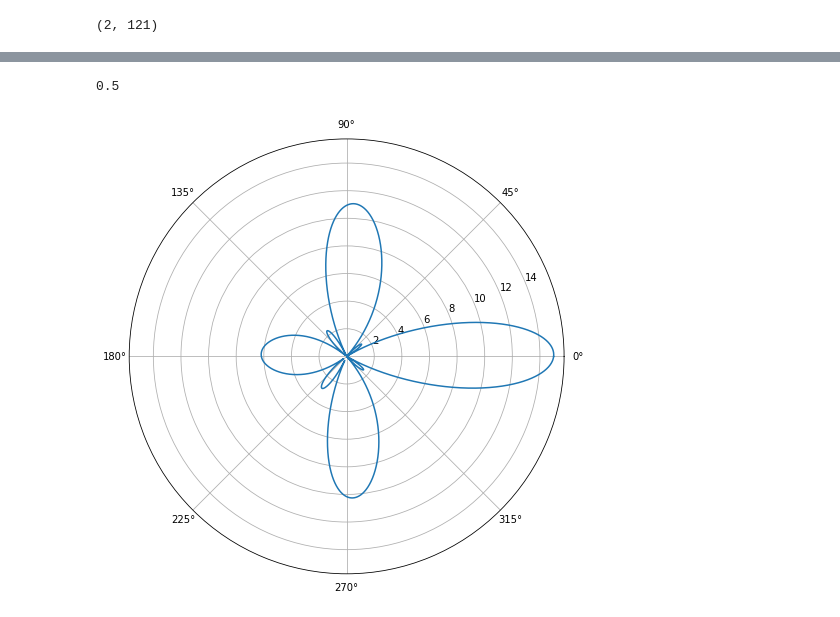
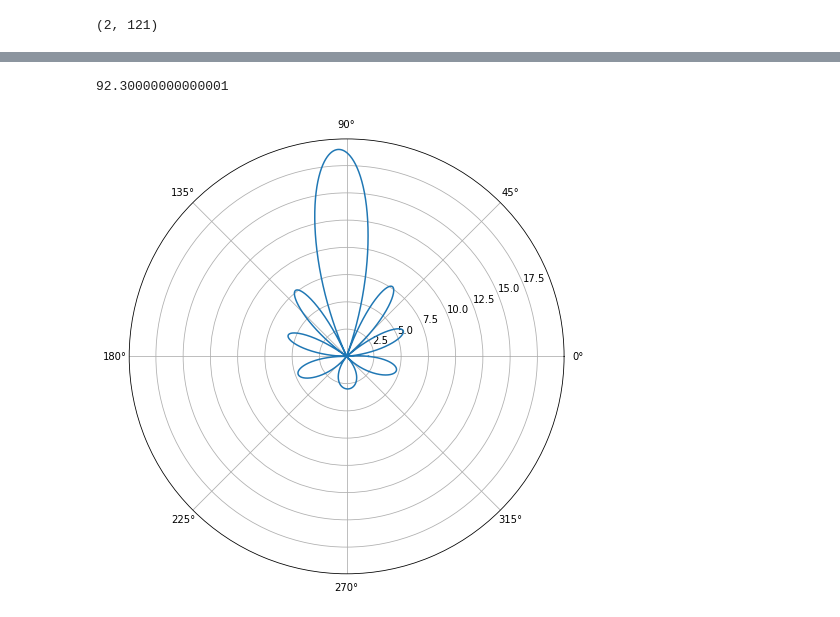
Before and after one commit to HaoxinSEU/SSP_beamforming, a Jupyter notebook: assignment1.ipynb, the cells around one changed output, grey strips where cells are left out. Drawn from its saved outputs; the diff is of its cells as text; code cells hidden in the pictures.

```diff
--- a/assignment1.ipynb
+++ b/assignment1.ipynb
@@ -52,11 +49,11 @@ plt.plot(np.arange(N)/N*2*np.pi,b_gain)
 plt.show()
 # %% [output]
 [figure]
-# %%
-data=io.loadmat('data.mat')
 # %%
+data=io.loadmat('data/data_1.mat')
 directions=data['directions']
 xyz=data['xyz']
 src=data['src_model']
-directions
+plt.plot(xyz[:,0],xyz[:,1],'ko')
+plt.show()
 # %% [output]
@@ -134,11 +91,19 @@ for i in range(directions.shape[0]):
 # %%
+N=10000
+thetas=np.linspace(0,2*np.pi,N)
+r=np.array([np.cos(thetas),np.sin(thetas)])
+i,j=0,0
+angle=directions[i,j]/360*2*np.pi
+r0=[np.cos(angle), np.sin(angle)]
+w=np.exp(-1j*2*np.pi*np.dot(xyz,r0)/lambda_)
+b_gain=abs(w@np.exp(1j*2*np.pi*np.dot(xyz,r)/(lambda_)))
 directions[0,0]
 # %% [output]
-0.5
+92.30000000000001
 # %%
 plt.figure(figsize=(10,8))
 plt.polar()
-plt.plot(np.arange(N)/N*2*np.pi,gains[0])
+plt.plot(np.arange(N)/N*2*np.pi,b_gain)
 plt.show()
 # %% [output]
-[figure, old version]
+[figure, new version]
```
Also changed, not shown: parts of 11 cells of this notebook, 1 other file.
